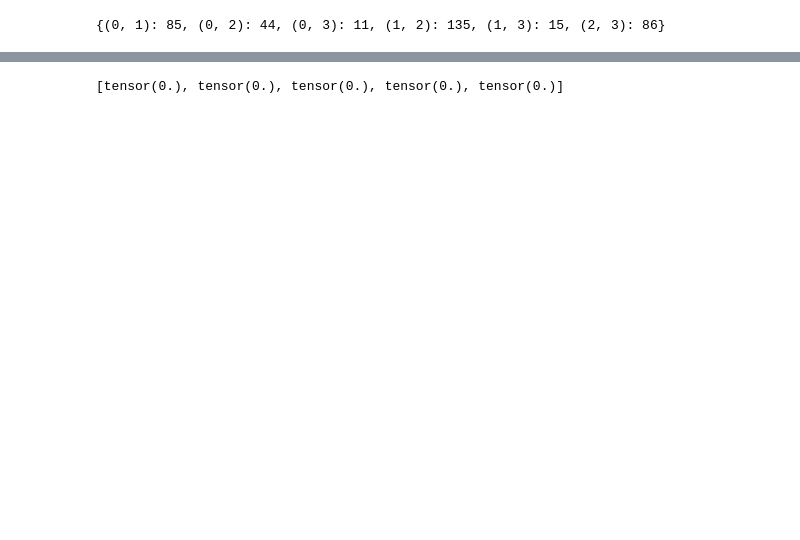
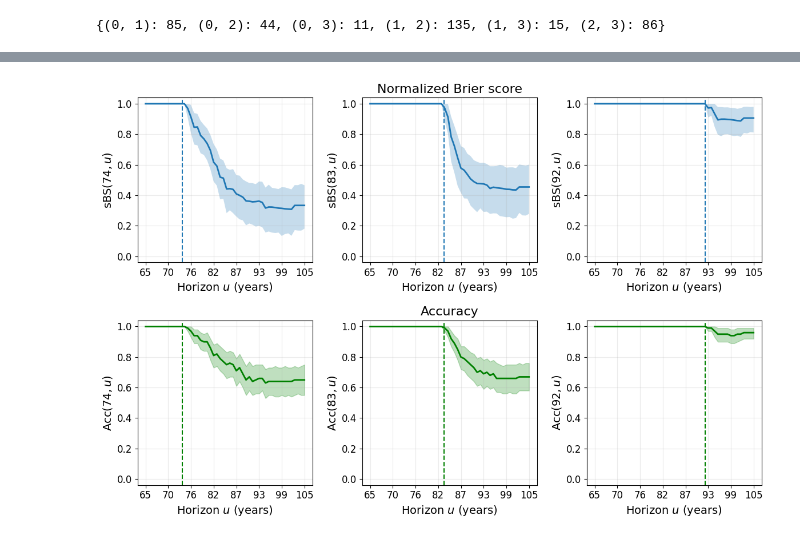
Before and after one commit to felixlaplante0/multistate-paper, a Jupyter notebook: scripts/paquid-test.ipynb, the cells around one changed output, grey strips where cells are left out. Drawn from its saved outputs; the diff is of its cells as text; code cells hidden in the pictures; blank space fills up the shorter version.

Commit message:
Adapt figures

```diff
--- a/scripts/paquid-test.ipynb
+++ b/scripts/paquid-test.ipynb
@@ -143,19 +161,0 @@ tensor([ 0.0786, -0.3481,  0.3080,  3.9825,  0.1151,  0.4954],
-# %%
-from torch.distributions import MultivariateNormal
-
-Q = params.random_prec.covariance
-gamma = params.fixed_effects
-print(Q)
-
-# Create and sample from distribution
-dist = MultivariateNormal(torch.zeros(Q.size(0)), Q)
-
-b = dist.sample((500,))
-psi = design.indiv_params_fn(gamma, x, b)
-
-# Generates random evaluations points with a minimum distance
-t = torch.linspace(0, 4, 50)
-y = design.regression_fn(t, psi)
-
-plt.plot(y.detach().squeeze(-1).T)
-plt.show()
@@ -252,4 +257,49 @@ plt.show()
 # %%
-print(accuracy)
+with plt.rc_context(
+    {
+        "font.size": 14,
+        "axes.titlesize": 16,
+        "axes.labelsize": 14,
+        "xtick.labelsize": 12,
+        "ytick.labelsize": 12,
+        "legend.fontsize": 12,
+    }
+):
+    fig, axes = plt.subplots(nrows=2, ncols=3, figsize=(12, 8))
+
+    age_ticks = [int(65 + 10 * u) for u in us[::7]]
+    for i, cond_time in enumerate(cond_times):
+        cond_age = int(65 + cond_time * 10)
+
+        # Top
+        ax = axes[0, i]
+        ax.plot(us, B[i, :, 0], linewidth=2)
+        ax.fill_between(us, B[i, :, 1], B[i, :, 2], alpha=0.25)
+        ax.axvline(cond_time, linestyle="--")
+        ax.set_ylabel(rf"$\mathrm{{sBS}}({cond_age}, u)$")
+        ax.set_xlabel(r"Horizon $u$ (years)")
+        ax.set_xticks(us[::7])
+        ax.set_xticklabels(age_ticks)
+        ax.grid(alpha=0.25)
+        ax.set_ylim(-0.04, 1.04)
+
+        # Bottom
+        ax = axes[1, i]
+        ax.plot(us, A[i, :, 0], linewidth=2, color="green")
+        ax.fill_between(us, A[i, :, 1], A[i, :, 2], alpha=0.25, color="green")
+        ax.axvline(cond_time, linestyle="--", color="green")
+        ax.set_ylabel(rf"$\mathrm{{Acc}}({cond_age}, u)$")
+        ax.set_xlabel(r"Horizon $u$ (years)")
+        ax.set_xticks(us[::7])
+        ax.set_xticklabels(age_ticks)
+        ax.grid(alpha=0.25)
+        ax.set_ylim(-0.04, 1.04)
+
+    axes[0, 1].set_title("Normalized Brier score")
+    axes[1, 1].set_title("Accuracy")
+
+    plt.tight_layout()
+    plt.savefig("../figures/paquid-accuracy.pdf")
+    plt.show()
 # %% [output]
-[tensor(0.), tensor(0.), tensor(0.), tensor(0.), tensor(0.)]
+[figure, added]
```
Also changed, not shown: parts of 8 cells of this notebook, 5 other files.
